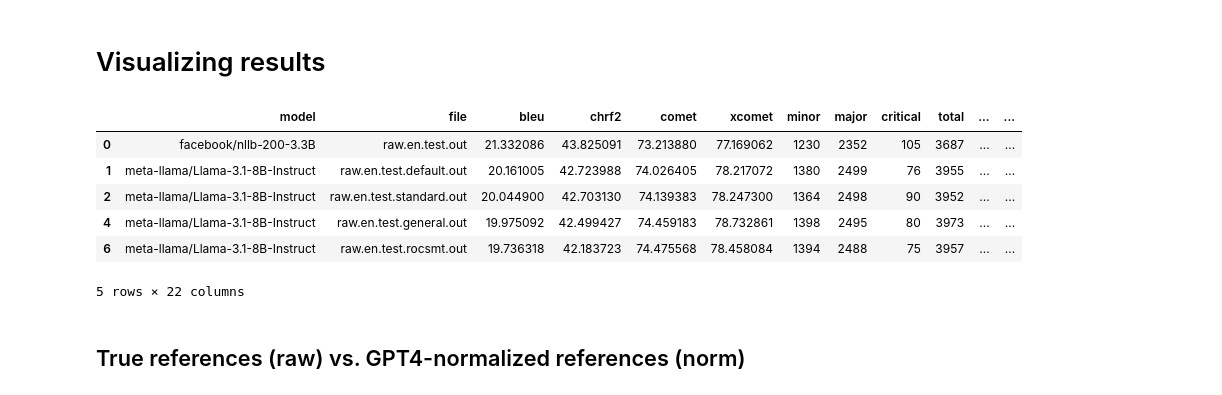
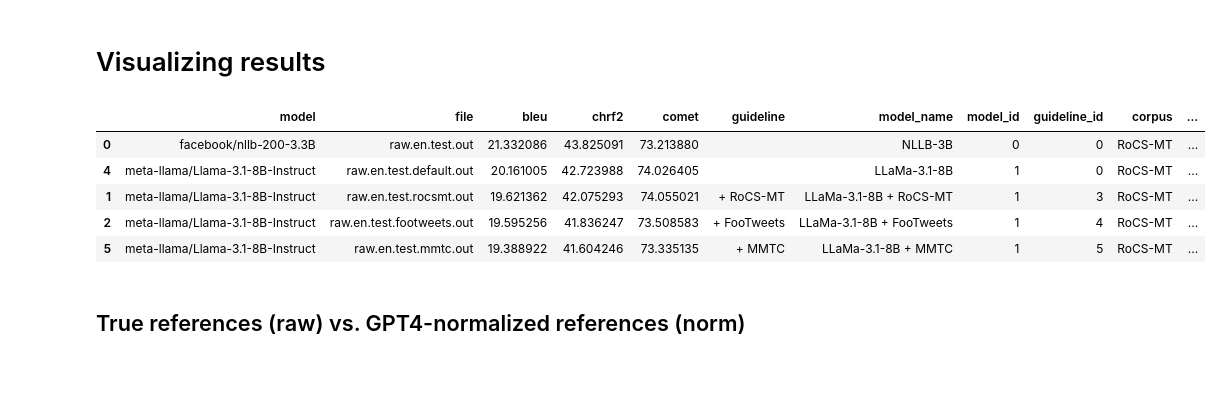
Before and after one commit to lydianish-phd/evaluation-challenges, a Jupyter notebook: src/draft.ipynb, the cells around one changed output. Cells and saved outputs as stored; diff of their text form; code cells hidden in the pictures.

```diff
--- a/src/draft.ipynb
+++ b/src/draft.ipynb
@@ -8,9 +8,9 @@ import matplotlib.pyplot as plt
 import seaborn as sns
 import math
 # %%
-score_dir = "/home/lnishimw/scratch/experiments/evaluation-challenges/experiment_049/scores"
+score_dir = "/home/lnishimw/scratch/experiments/evaluation-challenges/experiment_049b/scores"
 score_files = {
-    corpus: f"{score_dir}/scores_{corpus}.csv" for corpus in ["rocsmt", "footweets", "mmtc", "pfsmb", "rocsmt-gpt", "footweets-gpt", "mmtc-gpt", "pfsmb-gpt"]
+    corpus: f"{score_dir}/scores_{corpus}.csv" for corpus in ["rocsmt", "footweets", "mmtc", "pfsmb"] #, "rocsmt-gpt", "footweets-gpt", "mmtc-gpt", "pfsmb-gpt"]
 }
 # %%
 dfs = {corpus: pd.read_csv(score_files[corpus]) for corpus in score_files}
@@ -113,7 +113,7 @@ def get_guidelines(filename):
         guideline = "default"
     return get_guideline_display(guideline)
 
-def get_model_names(model):
+def get_model_name(model):
     return MODELS[model.split("/")[-1]]["name"]
 
 def get_model_id(model):
@@ -161,25 +161,25 @@ all_data = pd.DataFrame()
 for corpus in dfs:
     data = dfs[corpus].copy()
     data["guideline"] = data["file"].apply(get_guidelines)
-    data["model_name"] = data["model"].apply(get_model_names) + data["guideline"]
+    data["model_name"] = data["model"].apply(get_model_name) + data["guideline"]
     data["model_id"] = data["model"].apply(get_model_id)
     data["guideline_id"] = data["guideline"].apply(get_guideline_id)
     data["corpus"] = get_corpus_name(corpus)
     data["corpus_id"] = get_corpus_id(corpus)
-    data["reference_type"] = get_reference_type(corpus)
-    data["total_sents"] = get_lines(corpus)
+    # data["reference_type"] = get_reference_type(corpus)
+    # data["total_sents"] = get_lines(corpus)
     all_data = all_data.append(data)
 # %%
-all_data = all_data.sort_values(["corpus_id", "model_id", "guideline_id", "reference_type"], ascending=[True, True, True, False])
+# all_data = all_data.sort_values(["corpus_id", "model_id", "guideline_id", "reference_type"], ascending=[True, True, True, False])
+all_data = all_data.sort_values(["corpus_id", "model_id", "guideline_id"], ascending=[True, True, True])
 all_data.head()
 # %% [output]
-|  | model | file | bleu | chrf2 | comet | xcomet | minor | major | critical | total | ... | ... |
-| 0 | facebook/nllb-200-3.3B | raw.en.test.out | 21.332086 | 43.825091 | 73.213880 | 77.169062 | 1230 | 2352 | 105 | 3687 | ... | ... |
-| 1 | meta-llama/Llama-3.1-8B-Instruct | raw.en.test.default.out | 20.161005 | 42.723988 | 74.026405 | 78.217072 | 1380 | 2499 | 76 | 3955 | ... | ... |
-| 2 | meta-llama/Llama-3.1-8B-Instruct | raw.en.test.standard.out | 20.044900 | 42.703130 | 74.139383 | 78.247300 | 1364 | 2498 | 90 | 3952 | ... | ... |
-| 4 | meta-llama/Llama-3.1-8B-Instruct | raw.en.test.general.out | 19.975092 | 42.499427 | 74.459183 | 78.732861 | 1398 | 2495 | 80 | 3973 | ... | ... |
-| 6 | meta-llama/Llama-3.1-8B-Instruct | raw.en.test.rocsmt.out | 19.736318 | 42.183723 | 74.475568 | 78.458084 | 1394 | 2488 | 75 | 3957 | ... | ... |
+|  | model | file | bleu | chrf2 | comet | guideline | model_name | model_id | guideline_id | corpus | ... |
+| 0 | facebook/nllb-200-3.3B | raw.en.test.out | 21.332086 | 43.825091 | 73.213880 |  | NLLB-3B | 0 | 0 | RoCS-MT | ... |
+| 4 | meta-llama/Llama-3.1-8B-Instruct | raw.en.test.default.out | 20.161005 | 42.723988 | 74.026405 |  | LLaMa-3.1-8B | 1 | 0 | RoCS-MT | ... |
+| 1 | meta-llama/Llama-3.1-8B-Instruct | raw.en.test.rocsmt.out | 19.621362 | 42.075293 | 74.055021 | + RoCS-MT | LLaMa-3.1-8B + RoCS-MT | 1 | 3 | RoCS-MT | ... |
+| 2 | meta-llama/Llama-3.1-8B-Instruct | raw.en.test.footweets.out | 19.595256 | 41.836247 | 73.508583 | + FooTweets | LLaMa-3.1-8B + FooTweets | 1 | 4 | RoCS-MT | ... |
+| 5 | meta-llama/Llama-3.1-8B-Instruct | raw.en.test.mmtc.out | 19.388922 | 41.604246 | 73.335135 | + MMTC | LLaMa-3.1-8B + MMTC | 1 | 5 | RoCS-MT | ... |
-5 rows × 22 columns
 # %% [markdown]
 ## True references (raw) vs. GPT4-normalized references (norm)
 # %%
```
Also changed, not shown: parts of 14 cells of this notebook, 2 other files.
